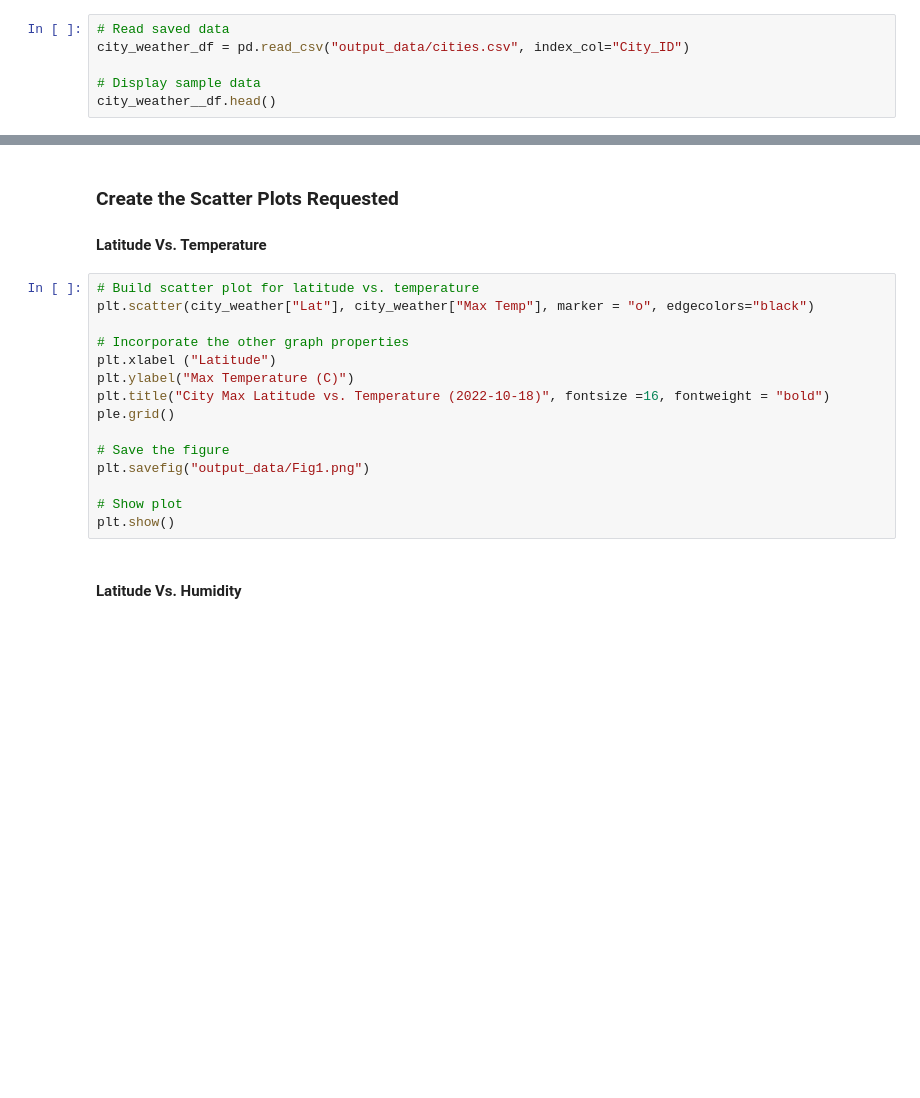
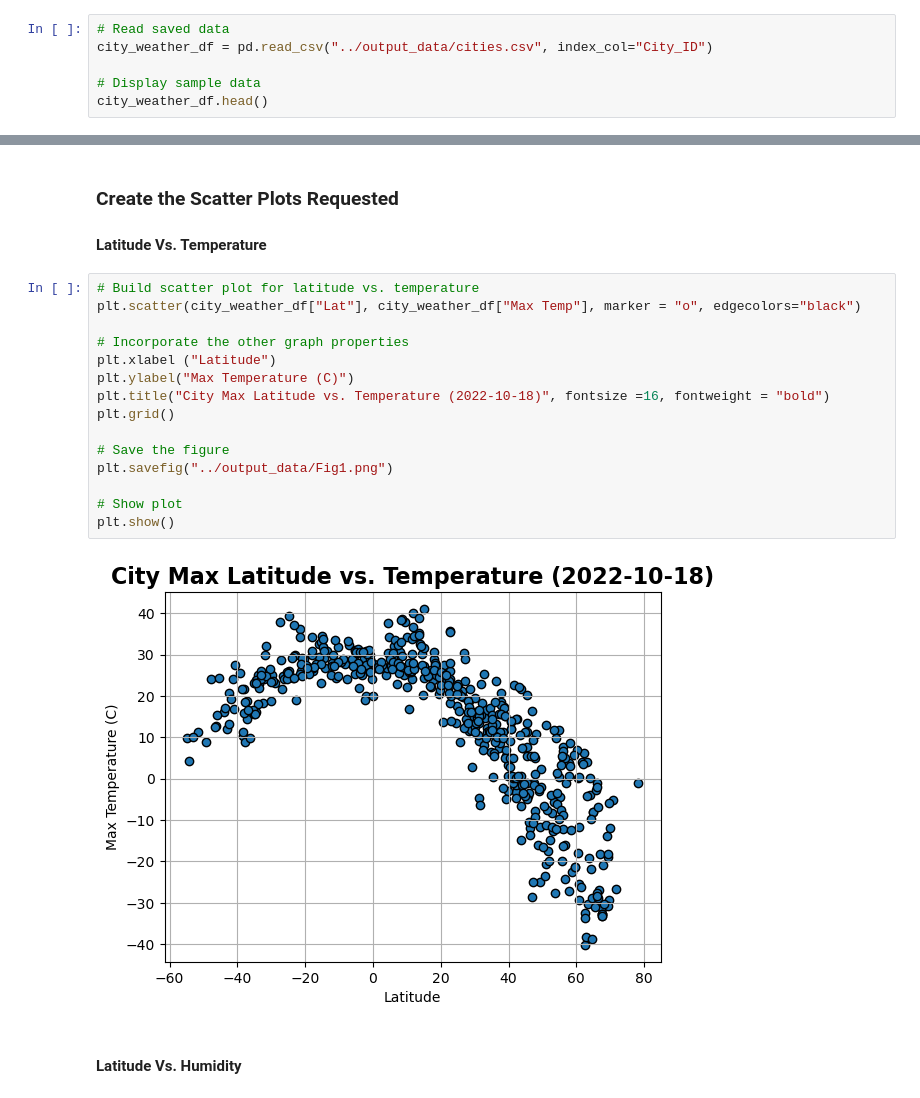
Before and after one commit to 31573/python-api-challenge, a Jupyter notebook: WeatherPy.ipynb, the cells around one changed output, grey strips where cells are left out. Saved outputs shown, nothing was run; the diff lists cells and outputs as text; blank space fills up the shorter version.

```diff
--- a/WeatherPy.ipynb
+++ b/WeatherPy.ipynb
@@ -221,6 +193,6 @@ city_weather_df.to_csv("output_data/cities.csv", index_label="City_ID")
 # %%
 # Read saved data
-city_weather_df = pd.read_csv("output_data/cities.csv", index_col="City_ID")
+city_weather_df = pd.read_csv("../output_data/cities.csv", index_col="City_ID")
 
 # Display sample data
-city_weather__df.head()
+city_weather_df.head()
@@ -230,19 +210,21 @@ city_weather__df.head()
 #### Latitude Vs. Temperature
 # %%
 # Build scatter plot for latitude vs. temperature
-plt.scatter(city_weather["Lat"], city_weather["Max Temp"], marker = "o", edgecolors="black")
+plt.scatter(city_weather_df["Lat"], city_weather_df["Max Temp"], marker = "o", edgecolors="black")
 
 # Incorporate the other graph properties
 plt.xlabel ("Latitude")
 plt.ylabel("Max Temperature (C)")
 plt.title("City Max Latitude vs. Temperature (2022-10-18)", fontsize =16, fontweight = "bold")
-ple.grid()
+plt.grid()
 
 # Save the figure
-plt.savefig("output_data/Fig1.png")
+plt.savefig("../output_data/Fig1.png")
 
 # Show plot
 plt.show()
+# %% [output]
+[figure, added]
 # %% [markdown]
 #### Latitude Vs. Humidity
 # %%
```
Also changed, not shown: parts of 33 cells of this notebook.
